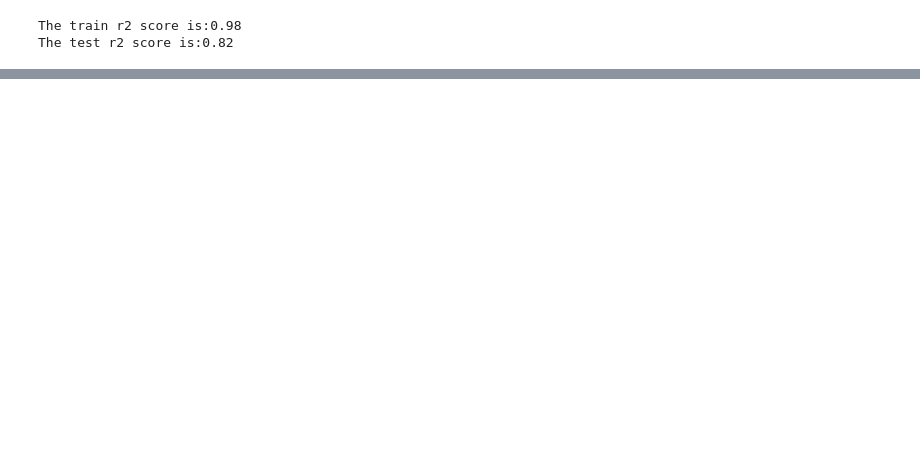
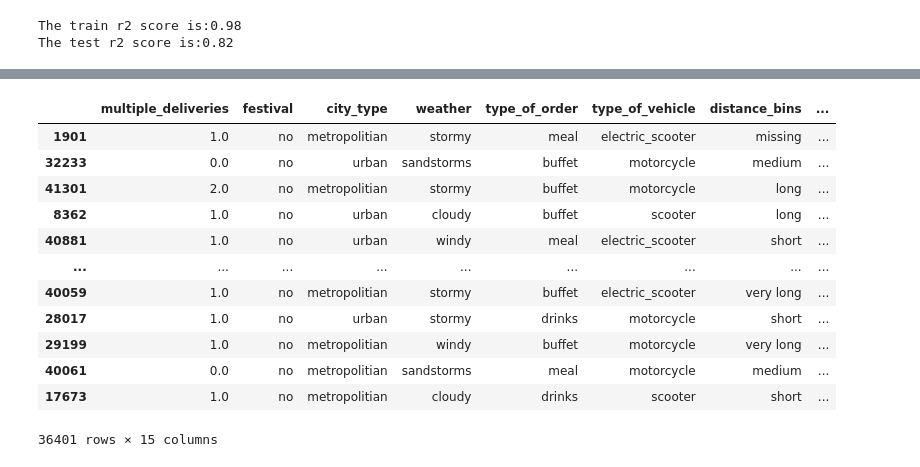
Before and after one commit to Arej02/swiggy_delivery_time_prediction, a Jupyter notebook: notebooks/Base_model.ipynb, the cells around one changed output, grey strips where cells are left out. Drawn from its saved outputs; the diff is of its cells as text; code cells hidden in the pictures; blank space fills up the shorter version.

Commit message:
Imputing missing values

```diff
--- a/notebooks/Base_model.ipynb
+++ b/notebooks/Base_model.ipynb
@@ -320,0 +369,3 @@ The test r2 score is:0.82
+# %%
+Y=df2['time_taken']
+Y
@@ -320,0 +385,2 @@ The test r2 score is:0.82
+# %%
+X_train,X_test,Y_train,Y_test=train_test_split(X,Y,test_size=0.2,random_state=10)
@@ -320,0 +600,5 @@ The test r2 score is:0.82
+# %%
+imputing_mode=['multiple_deliveries','festival','city_type']
+imputing_median=['ratings','pickup_time_minutes']
+imputing_missing_indicator=[col for col in nominal_col if df2[col].dtypes in ['object','category'] and col not in imputing_mode]
+imputing_missing_indicator
@@ -320,0 +611,9 @@ The test r2 score is:0.82
+# %%
+simple_imputer=ColumnTransformer(
+    [
+        ("mode",SimpleImputer(strategy="most_frequent"),imputing_mode),
+        ("missing_indicator",SimpleImputer(strategy="constant",fill_value="missing"),imputing_missing_indicator),
+        ("median",SimpleImputer(strategy="median"),imputing_median)
+    ],remainder="passthrough",n_jobs=-1,force_int_remainder_cols=False,verbose_feature_names_out=False
+)
+simple_imputer
@@ -320,0 +635,16 @@ The test r2 score is:0.82
+# %%
+simple_imputer.fit_transform(X_train)
+# %% [output]
+|  | multiple_deliveries | festival | city_type | weather | type_of_order | type_of_vehicle | distance_bins | ... |
+| 1901 | 1.0 | no | metropolitian | stormy | meal | electric_scooter | missing | ... |
+| 32233 | 0.0 | no | urban | sandstorms | buffet | motorcycle | medium | ... |
+| 41301 | 2.0 | no | metropolitian | stormy | buffet | motorcycle | long | ... |
+| 8362 | 1.0 | no | urban | cloudy | buffet | scooter | long | ... |
+| 40881 | 1.0 | no | urban | windy | meal | electric_scooter | short | ... |
+| ... | ... | ... | ... | ... | ... | ... | ... | ... |
+| 40059 | 1.0 | no | metropolitian | stormy | buffet | electric_scooter | very long | ... |
+| 28017 | 1.0 | no | urban | stormy | drinks | motorcycle | short | ... |
+| 29199 | 1.0 | no | metropolitian | windy | buffet | motorcycle | very long | ... |
+| 40061 | 0.0 | no | metropolitian | sandstorms | meal | motorcycle | medium | ... |
+| 17673 | 1.0 | no | metropolitian | cloudy | drinks | scooter | short | ... |
+36401 rows × 15 columns
```
Also changed, not shown: parts of 58 cells of this notebook.
